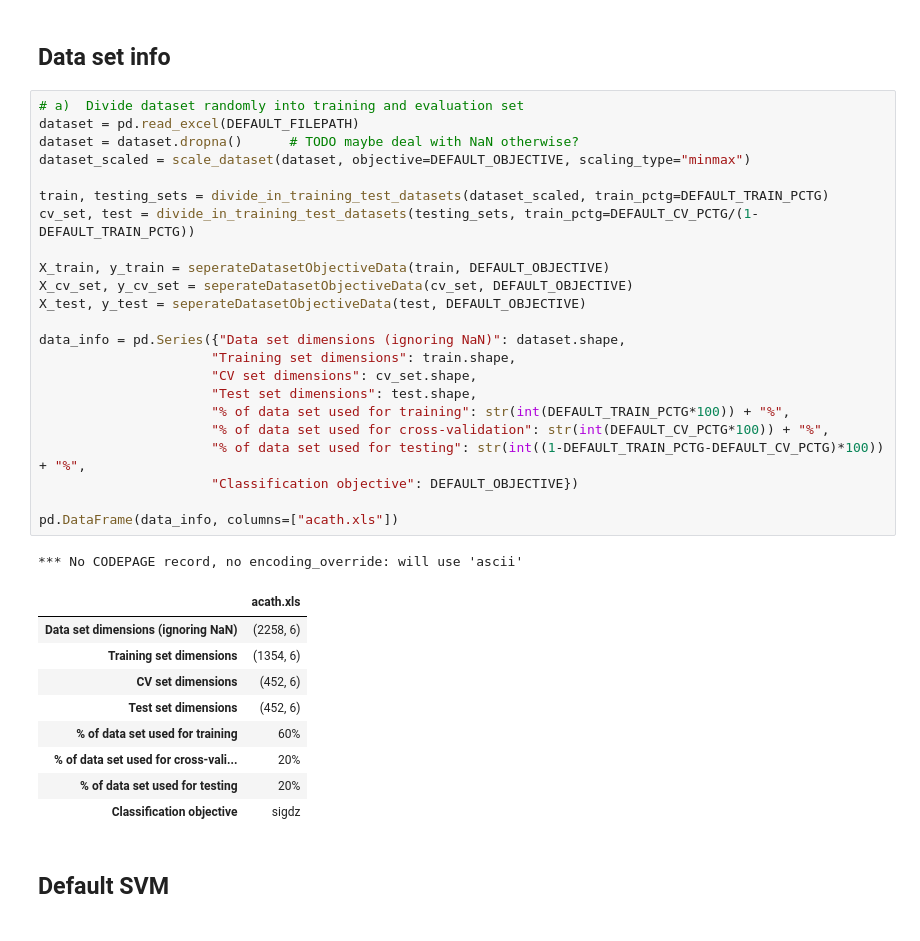
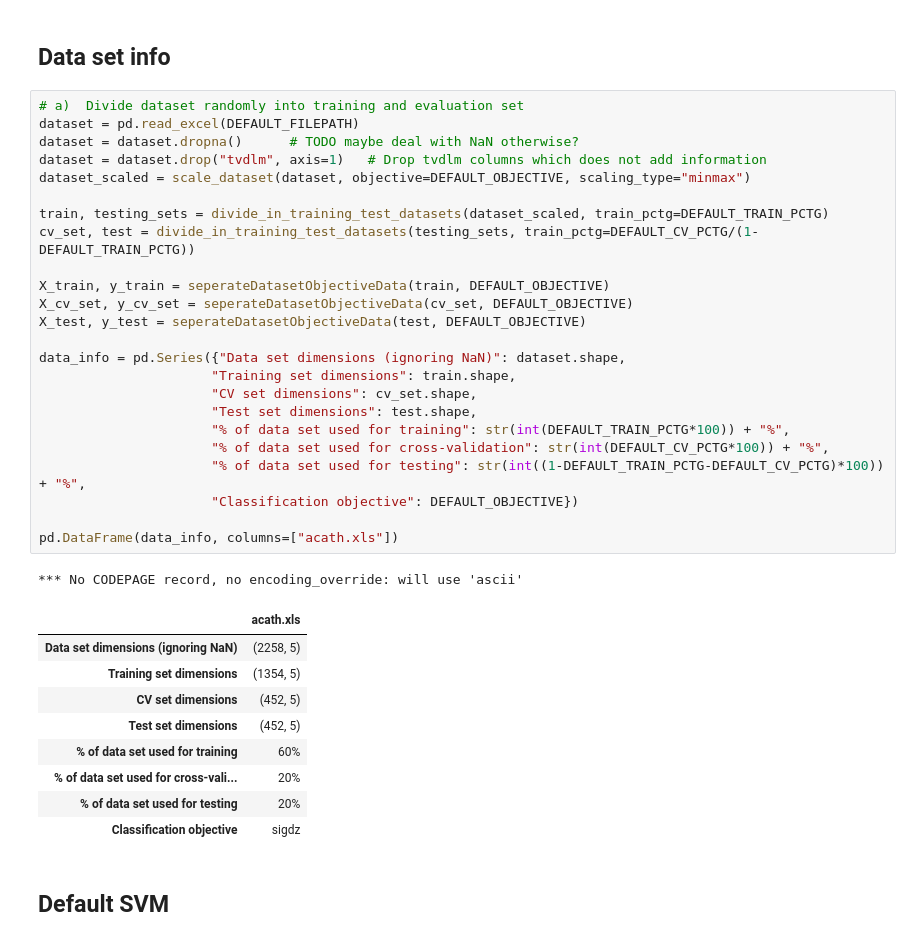
Before and after one commit to amkcpu/AA_TP1, a Jupyter notebook: ml_tps/tp3/e2.ipynb, the cells around one changed output. Cells and saved outputs as stored; diff of their text form.

Commit message:
[ADD] Drop column "tvdlm" (3 arteries) in dataset

```diff
--- a/ml_tps/tp3/e2.ipynb
+++ b/ml_tps/tp3/e2.ipynb
@@ -34,33 +34,34 @@ Variable setting and data import success
 # %%
 # a)  Divide dataset randomly into training and evaluation set
 dataset = pd.read_excel(DEFAULT_FILEPATH)
 dataset = dataset.dropna()      # TODO maybe deal with NaN otherwise?
+dataset = dataset.drop("tvdlm", axis=1)   # Drop tvdlm columns which does not add information
 dataset_scaled = scale_dataset(dataset, objective=DEFAULT_OBJECTIVE, scaling_type="minmax")
 
 train, testing_sets = divide_in_training_test_datasets(dataset_scaled, train_pctg=DEFAULT_TRAIN_PCTG)
 cv_set, test = divide_in_training_test_datasets(testing_sets, train_pctg=DEFAULT_CV_PCTG/(1-DEFAULT_TRAIN_PCTG))
 
 X_train, y_train = seperateDatasetObjectiveData(train, DEFAULT_OBJECTIVE)
 X_cv_set, y_cv_set = seperateDatasetObjectiveData(cv_set, DEFAULT_OBJECTIVE)
 X_test, y_test = seperateDatasetObjectiveData(test, DEFAULT_OBJECTIVE)
 
 data_info = pd.Series({"Data set dimensions (ignoring NaN)": dataset.shape,
                       "Training set dimensions": train.shape,
                       "CV set dimensions": cv_set.shape,
                       "Test set dimensions": test.shape,
                       "% of data set used for training": str(int(DEFAULT_TRAIN_PCTG*100)) + "%",
                       "% of data set used for cross-validation": str(int(DEFAULT_CV_PCTG*100)) + "%",
                       "% of data set used for testing": str(int((1-DEFAULT_TRAIN_PCTG-DEFAULT_CV_PCTG)*100)) + "%",
                       "Classification objective": DEFAULT_OBJECTIVE})
 
 pd.DataFrame(data_info, columns=["acath.xls"])
 # %% [output]
 *** No CODEPAGE record, no encoding_override: will use 'ascii'
 |  | acath.xls |
-| Data set dimensions (ignoring NaN) | (2258, 6) |
-| Training set dimensions | (1354, 6) |
-| CV set dimensions | (452, 6) |
-| Test set dimensions | (452, 6) |
+| Data set dimensions (ignoring NaN) | (2258, 5) |
+| Training set dimensions | (1354, 5) |
+| CV set dimensions | (452, 5) |
+| Test set dimensions | (452, 5) |
 | % of data set used for training | 60% |
 | % of data set used for cross-vali... | 20% |
 | % of data set used for testing | 20% |
```
Also changed, not shown: parts of 5 cells of this notebook, 2 other files.
